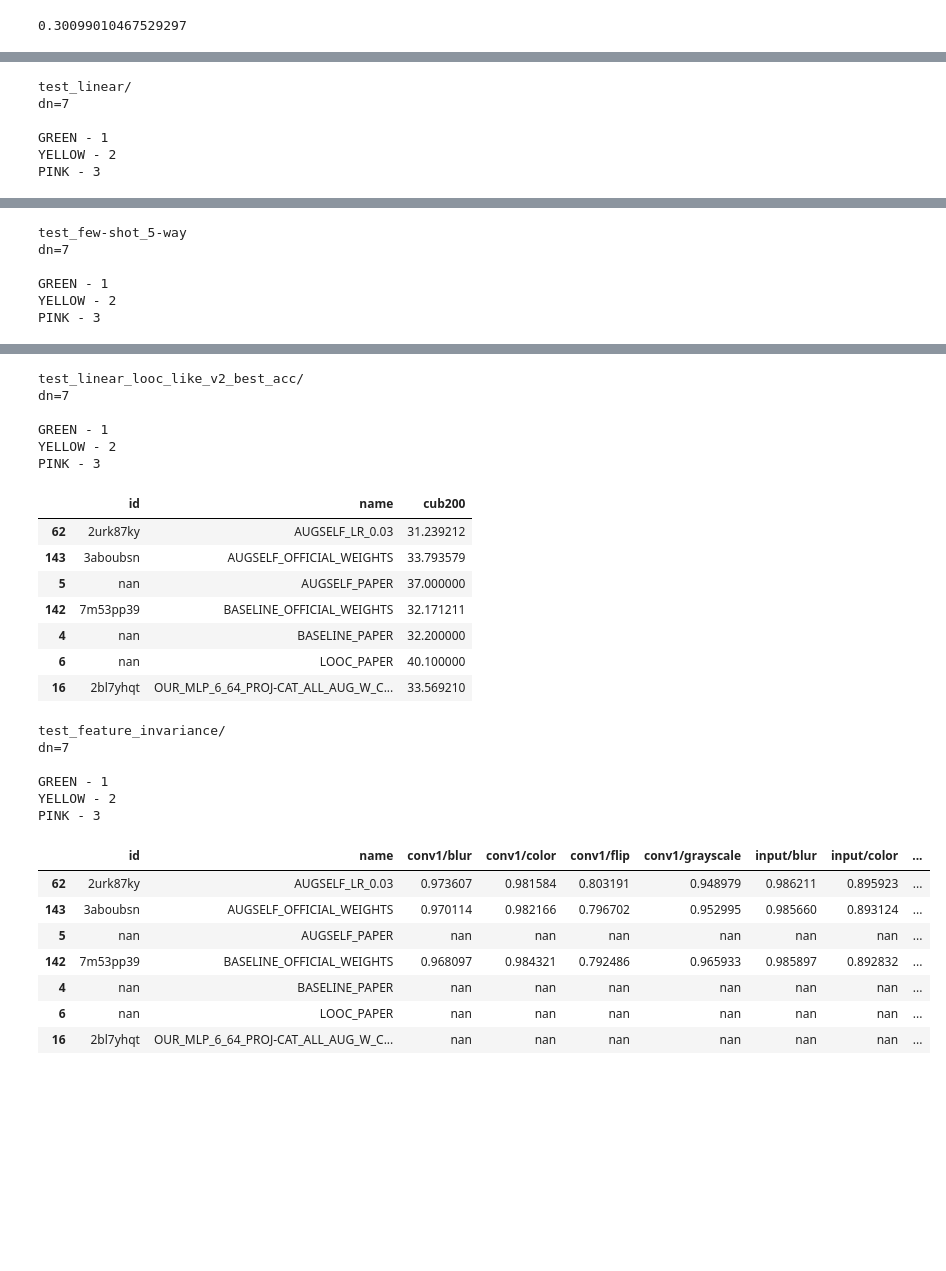
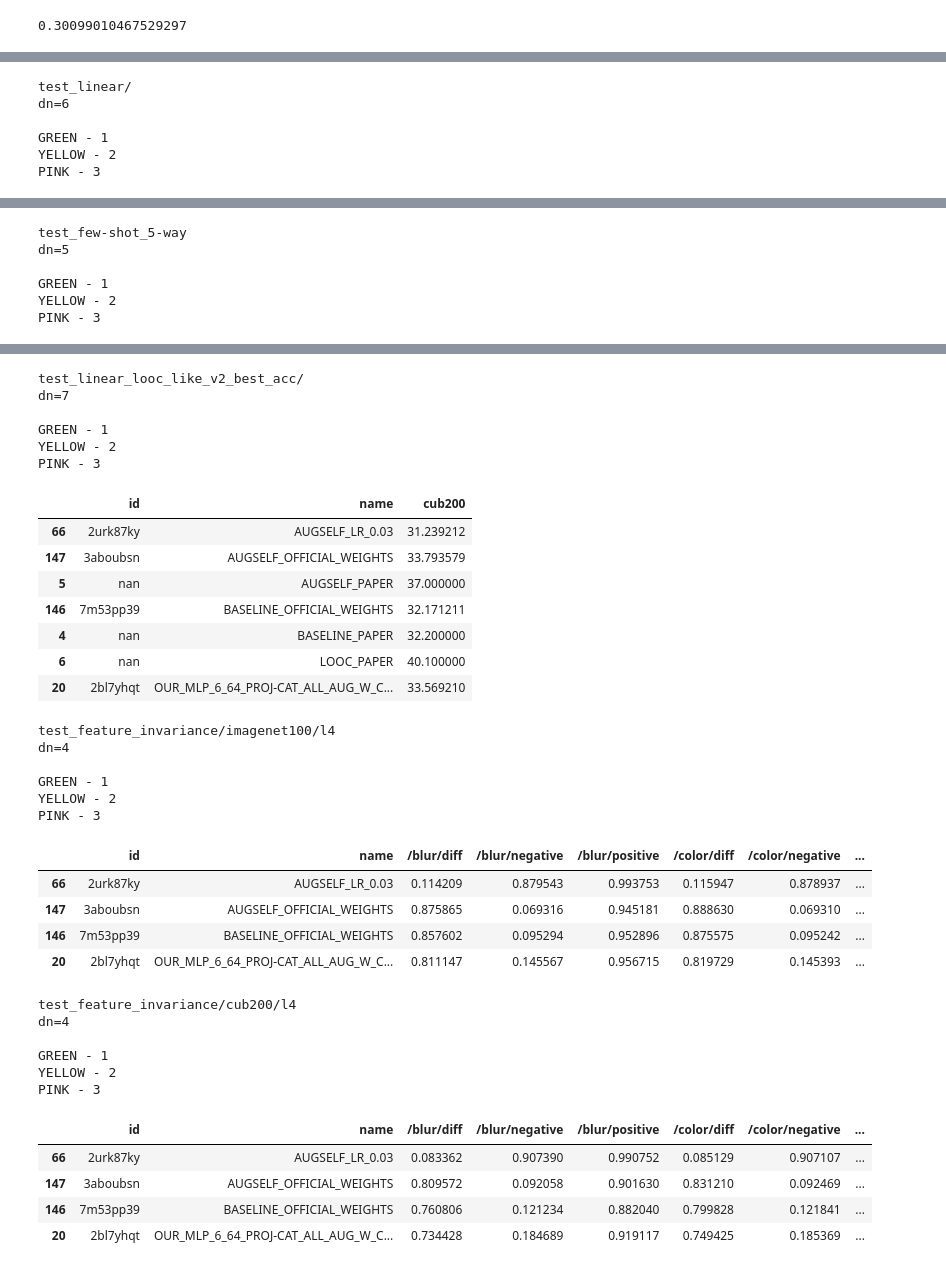
Before and after one commit to mprzewie/AugSelf, a Jupyter notebook: gather_linear_metrics.ipynb, the cells around one changed output, grey strips where cells are left out. Cells and saved outputs as stored; diff of their text form; code cells hidden in the pictures; blank space fills up the shorter version.

Commit message:
invariance measurement

```diff
--- a/gather_linear_metrics.ipynb
+++ b/gather_linear_metrics.ipynb
@@ -288,16 +288,19 @@ runs_df = runs_df[
         axis=1)
 ]
 
+FRAMEWORK = "moco"
+# FRAMEWORK = "simsiam"
 
 # runs_df = runs_df[runs_df.apply(lambda r: "simsiam" in r["name"], axis=1)]
-runs_df = runs_df[runs_df.apply(lambda r: "moco" in r["name"], axis=1)]
+runs_df = runs_df[runs_df.apply(lambda r: FRAMEWORK in r["name"], axis=1)]
 
 runs_df = runs_df[runs_df.apply(lambda r: "imagenet100" in r["name"], axis=1)]
 # runs_df = runs_df[runs_df.apply(lambda r: "stl10" in r["name"], axis=1)]
 
 runs_df = runs_df[runs_df.apply(lambda r: "+augself" not in r["name"].lower(), axis=1)]
 
-runs_df = runs_df[runs_df.apply(lambda r: "proj" not in r["name"] or "color_diff" in r["name"], axis=1)]
+if FRAMEWORK == "moco":
+    runs_df = runs_df[runs_df.apply(lambda r: "proj" not in r["name"] or "color_diff" in r["name"], axis=1)]
 
 # runs_df = run
 # %%
@@ -321,10 +314,12 @@ for m_subset in [
     "test_linear/",
     "test_few-shot_5-way",
     "test_linear_looc_like_v2_best_acc/",
-    "test_feature_invariance/"
+    "test_feature_invariance/imagenet100/l4",
+
+    "test_feature_invariance/cub200/l4"
 ]:
     col_subset = sorted([c for c in runs_df.columns if c.startswith(m_subset) and "way/" not in c and not c.endswith("rank")])
-    df = runs_df[["id", "name"] + col_subset].copy()#.dropna(subset=col_subset)
+    df = runs_df[["id", "name"] + col_subset].copy().dropna(subset=col_subset)
 
     df["name"] = df.name.map(
             lambda n: n.replace("moco-resnet50-imagenet100_", "").replace("OFFICIAL", "OFFICIAL_WEIGHTS").upper()
@@ -374,7 +369,7 @@ PINK - 3
         # print(df[df.columns[1]])
 # %% [output]
 test_linear/
-dn=7
+dn=6
 
 GREEN - 1
 YELLOW - 2
@@ -390,5 +384,5 @@ PINK - 3
 test_few-shot_5-way
-dn=7
+dn=5
 
 GREEN - 1
 YELLOW - 2
@@ -404,30 +396,38 @@ PINK - 3
 test_linear_looc_like_v2_best_acc/
 dn=7
 
 GREEN - 1
 YELLOW - 2
 PINK - 3
 |  | id | name | cub200 |
-| 62 | 2urk87ky | AUGSELF_LR_0.03 | 31.239212 |
-| 143 | 3aboubsn | AUGSELF_OFFICIAL_WEIGHTS | 33.793579 |
+| 66 | 2urk87ky | AUGSELF_LR_0.03 | 31.239212 |
+| 147 | 3aboubsn | AUGSELF_OFFICIAL_WEIGHTS | 33.793579 |
 | 5 | nan | AUGSELF_PAPER | 37.000000 |
-| 142 | 7m53pp39 | BASELINE_OFFICIAL_WEIGHTS | 32.171211 |
+| 146 | 7m53pp39 | BASELINE_OFFICIAL_WEIGHTS | 32.171211 |
 | 4 | nan | BASELINE_PAPER | 32.200000 |
 | 6 | nan | LOOC_PAPER | 40.100000 |
-| 16 | 2bl7yhqt | OUR_MLP_6_64_PROJ-CAT_ALL_AUG_W_C... | 33.569210 |
+| 20 | 2bl7yhqt | OUR_MLP_6_64_PROJ-CAT_ALL_AUG_W_C... | 33.569210 |
-test_feature_invariance/
-dn=7
+test_feature_invariance/imagenet100/l4
+dn=4
 
 GREEN - 1
 YELLOW - 2
 PINK - 3
-|  | id | name | conv1/blur | conv1/color | conv1/flip | conv1/grayscale | input/blur | input/color | ... |
-| 62 | 2urk87ky | AUGSELF_LR_0.03 | 0.973607 | 0.981584 | 0.803191 | 0.948979 | 0.986211 | 0.895923 | ... |
-| 143 | 3aboubsn | AUGSELF_OFFICIAL_WEIGHTS | 0.970114 | 0.982166 | 0.796702 | 0.952995 | 0.985660 | 0.893124 | ... |
-| 5 | nan | AUGSELF_PAPER | nan | nan | nan | nan | nan | nan | ... |
-| 142 | 7m53pp39 | BASELINE_OFFICIAL_WEIGHTS | 0.968097 | 0.984321 | 0.792486 | 0.965933 | 0.985897 | 0.892832 | ... |
-| 4 | nan | BASELINE_PAPER | nan | nan | nan | nan | nan | nan | ... |
-| 6 | nan | LOOC_PAPER | nan | nan | nan | nan | nan | nan | ... |
-| 16 | 2bl7yhqt | OUR_MLP_6_64_PROJ-CAT_ALL_AUG_W_C... | nan | nan | nan | nan | nan | nan | ... |
+|  | id | name | /blur/diff | /blur/negative | /blur/positive | /color/diff | /color/negative | ... |
+| 66 | 2urk87ky | AUGSELF_LR_0.03 | 0.114209 | 0.879543 | 0.993753 | 0.115947 | 0.878937 | ... |
+| 147 | 3aboubsn | AUGSELF_OFFICIAL_WEIGHTS | 0.875865 | 0.069316 | 0.945181 | 0.888630 | 0.069310 | ... |
+| 146 | 7m53pp39 | BASELINE_OFFICIAL_WEIGHTS | 0.857602 | 0.095294 | 0.952896 | 0.875575 | 0.095242 | ... |
+| 20 | 2bl7yhqt | OUR_MLP_6_64_PROJ-CAT_ALL_AUG_W_C... | 0.811147 | 0.145567 | 0.956715 | 0.819729 | 0.145393 | ... |
+test_feature_invariance/cub200/l4
+dn=4
+
+GREEN - 1
+YELLOW - 2
+PINK - 3
+|  | id | name | /blur/diff | /blur/negative | /blur/positive | /color/diff | /color/negative | ... |
+| 66 | 2urk87ky | AUGSELF_LR_0.03 | 0.083362 | 0.907390 | 0.990752 | 0.085129 | 0.907107 | ... |
+| 147 | 3aboubsn | AUGSELF_OFFICIAL_WEIGHTS | 0.809572 | 0.092058 | 0.901630 | 0.831210 | 0.092469 | ... |
+| 146 | 7m53pp39 | BASELINE_OFFICIAL_WEIGHTS | 0.760806 | 0.121234 | 0.882040 | 0.799828 | 0.121841 | ... |
+| 20 | 2bl7yhqt | OUR_MLP_6_64_PROJ-CAT_ALL_AUG_W_C... | 0.734428 | 0.184689 | 0.919117 | 0.749425 | 0.185369 | ... |
 # %%
 # rows
```
Also changed, not shown: parts of 3 cells of this notebook.
